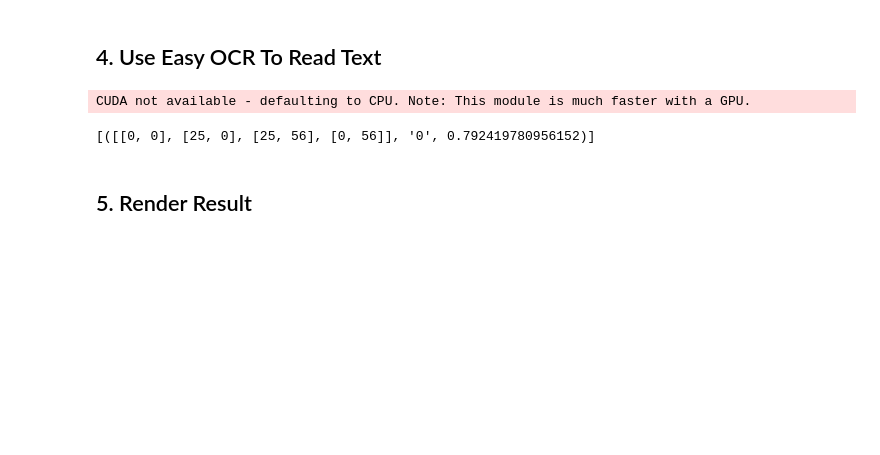
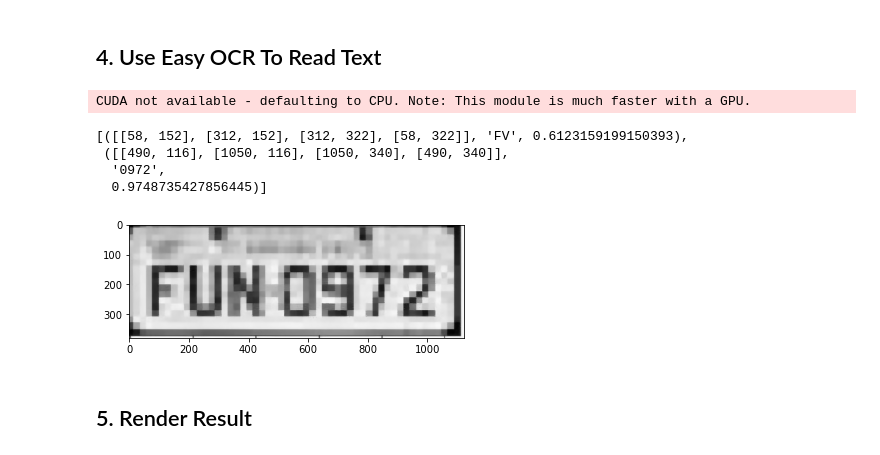
Before and after one commit to PhelaPoscam/Deep-Learning_2021-01, a Jupyter notebook: Atividade - Deep Learning ALPR/Atividade - DeepLearning ALPR/ANPR - Tutorial.ipynb, the cells around one changed output. Saved outputs shown, nothing was run; the diff lists cells and outputs as text; code cells hidden in the pictures; blank space fills up the shorter version.

```diff
--- a/Atividade - Deep Learning ALPR/Atividade - DeepLearning ALPR/ANPR - Tutorial.ipynb
+++ b/Atividade - Deep Learning ALPR/Atividade - DeepLearning ALPR/ANPR - Tutorial.ipynb
@@ -83,13 +83,21 @@ plt.imshow(cv2.cvtColor(cropped_image, cv2.COLOR_BGR2RGB))
 ## 4. Use GAN Upscaling to improve image quality
 # %% [markdown]
 ## 4. Use Easy OCR To Read Text
-# %%
-reader = easyocr.Reader(['en'])
-result = reader.readtext(cropped_image)
-result
-# %% [output]
-CUDA not available - defaulting to CPU. Note: This module is much faster with a GPU.
-[([[0, 0], [25, 0], [25, 56], [0, 56]], '0', 0.792419780956152)]
+# %%
+img = cv2.imread('Placa1.jpeg')
+gray = cv2.cvtColor(img, cv2.COLOR_BGR2GRAY)
+bfilter = cv2.bilateralFilter(gray, 11, 17, 17) #Noise reduction
+plt.imshow(cv2.cvtColor(bfilter, cv2.COLOR_BGR2RGB))
+reader = easyocr.Reader(['en'])
+result = reader.readtext(bfilter)
+result
+# %% [output]
+CUDA not available - defaulting to CPU. Note: This module is much faster with a GPU.
+[([[58, 152], [312, 152], [312, 322], [58, 322]], 'FV', 0.6123159199150393),
+ ([[490, 116], [1050, 116], [1050, 340], [490, 340]],
+  '0972',
+  0.9748735427856445)]
+[figure, added]
 # %% [markdown]
 ## 5. Render Result
 # %%
```
Also changed, not shown: 2 other files.
